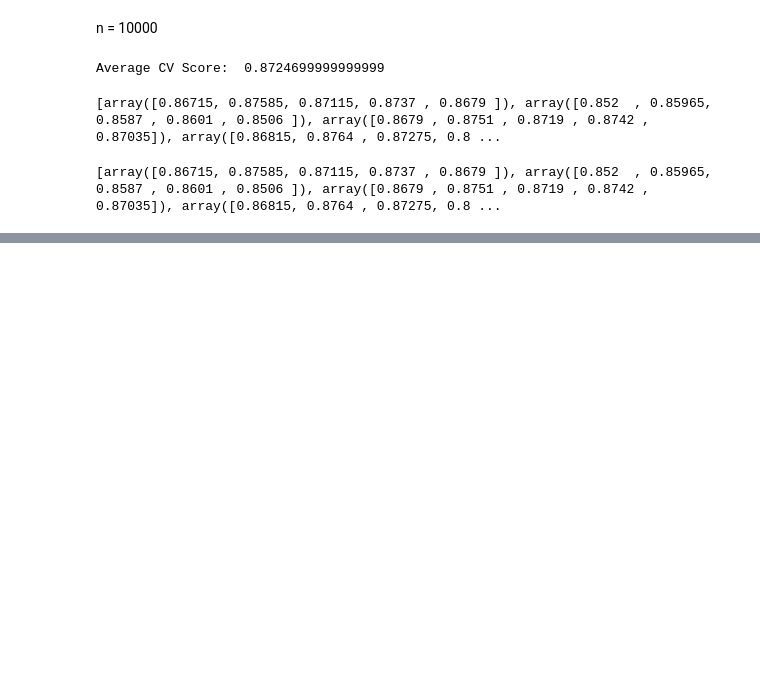
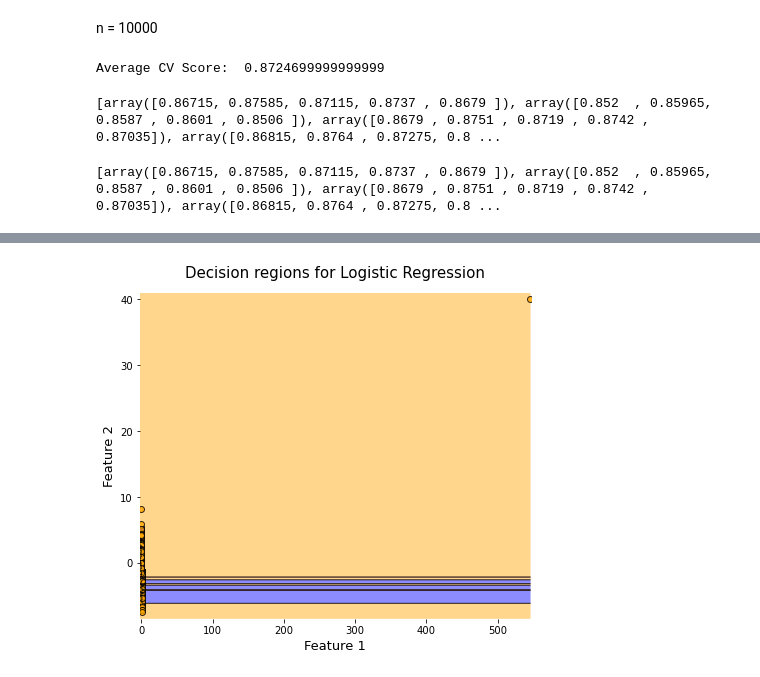
Before and after one commit to mireiaplalis/IML_assignments, a Jupyter notebook: a2/A2.ipynb, the cells around one changed output, grey strips where cells are left out. Saved outputs shown, nothing was run; the diff lists cells and outputs as text; code cells hidden in the pictures; blank space fills up the shorter version.

```diff
--- a/a2/A2.ipynb
+++ b/a2/A2.ipynb
@@ -223,0 +268,4 @@ FileNotFoundError: [Errno 2] No such file or directory: 'results/Logistic_Regres
+# %%
+plot_regions(clf, x_pca, y_data, 'Logistic Regression')
+# %% [output]
+[figure, added]
```
Also changed, not shown: parts of 21 cells of this notebook.
